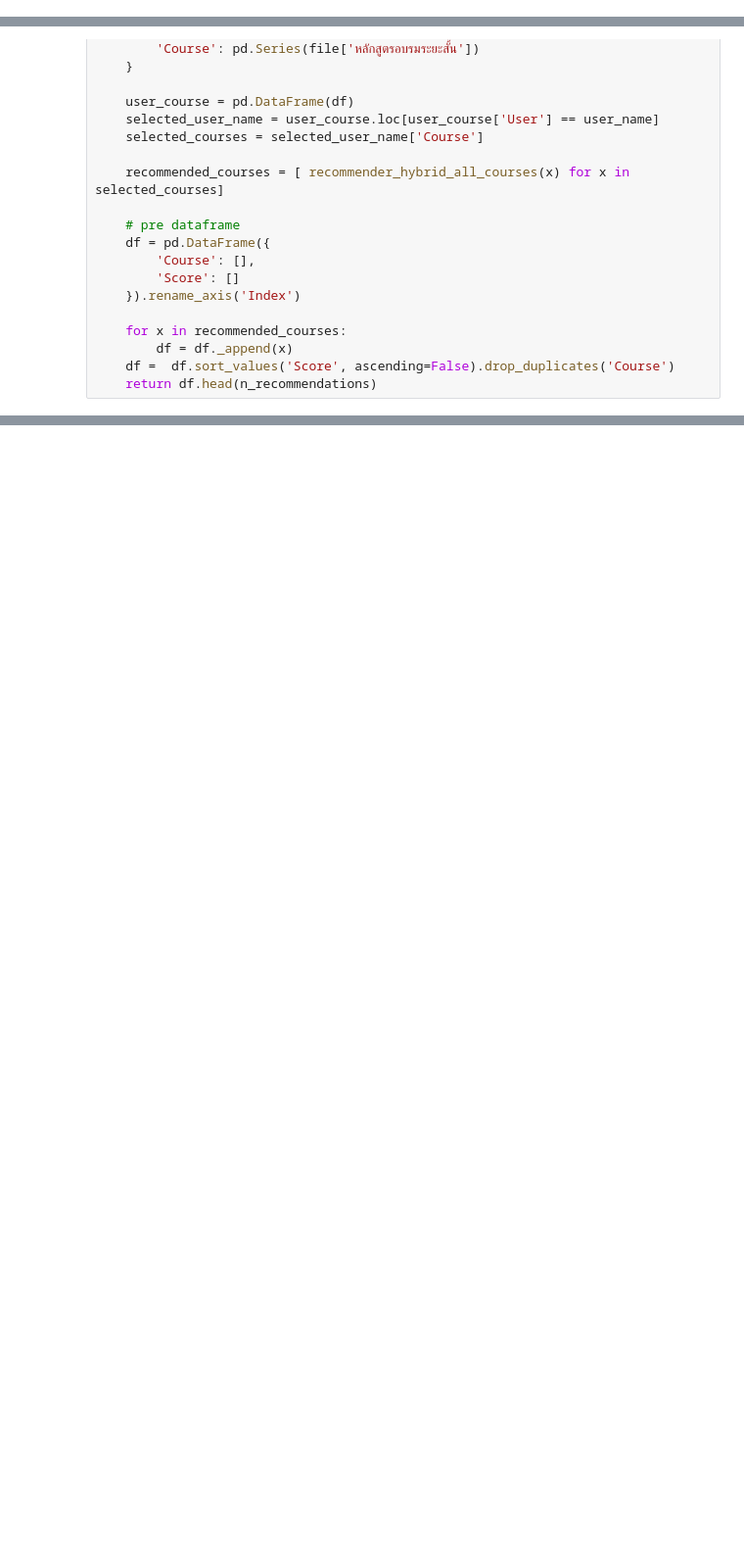
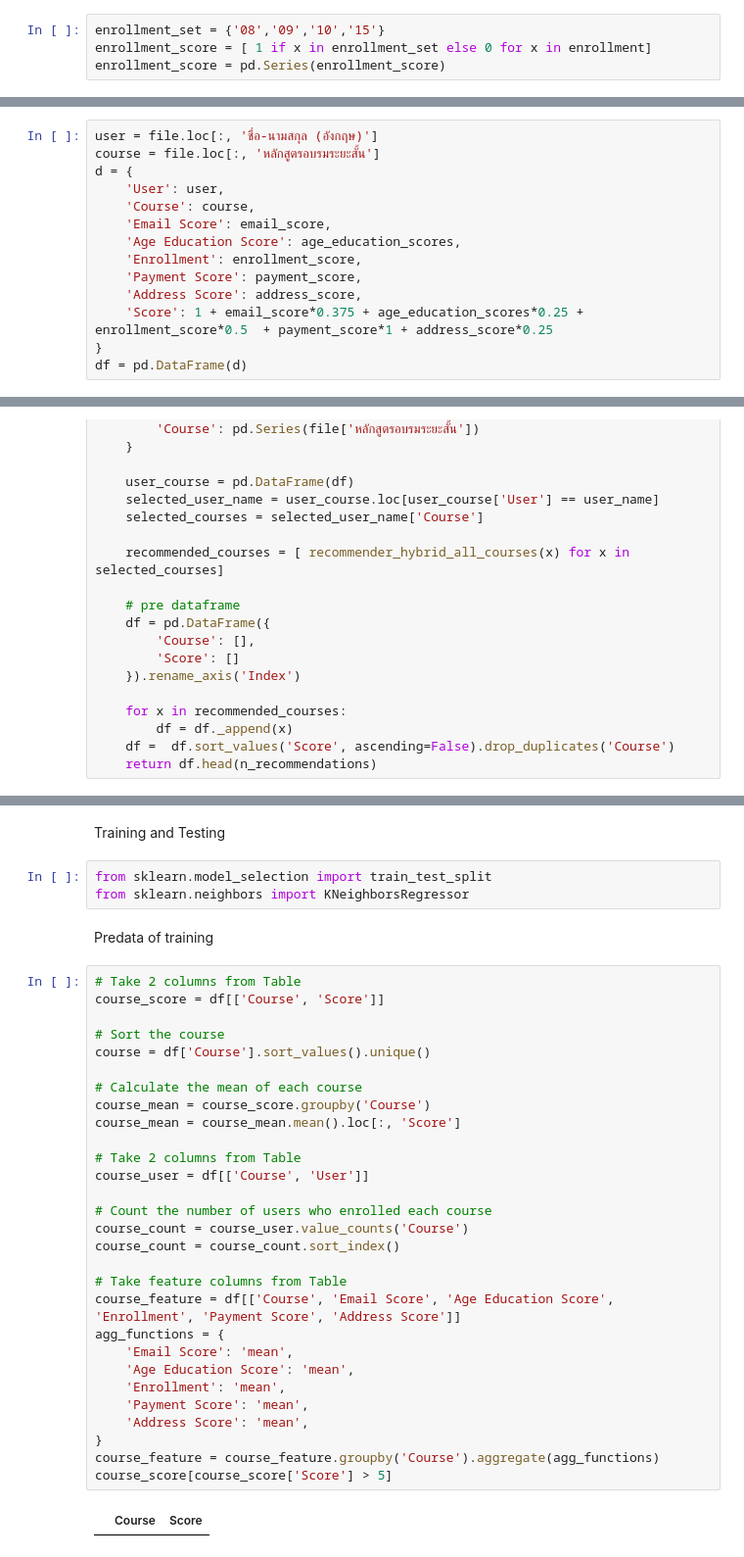
Before and after one commit to startg2545/recommendation-system, a Jupyter notebook: hybrid.ipynb, the cells around one changed output, grey strips where cells are left out. Shown at 98% size. Drawn from its saved outputs; the diff is of its cells as text; blank space fills up the shorter version.

```diff
--- a/hybrid.ipynb
+++ b/hybrid.ipynb
@@ -101,0 +256,4 @@ Searching for recommendations...
+# %%
+enrollment_set = {'08','09','10','15'}
+enrollment_score = [ 1 if x in enrollment_set else 0 for x in enrollment]
+enrollment_score = pd.Series(enrollment_score)
@@ -101,0 +262,14 @@ Searching for recommendations...
+# %%
+user = file.loc[:, 'ชื่อ-นามสกุล (อังกฤษ)']
+course = file.loc[:, 'หลักสูตรอบรมระยะสั้น']
+d = {
+    'User': user,
+    'Course': course,
+    'Email Score': email_score,
+    'Age Education Score': age_education_scores,
+    'Enrollment': enrollment_score,
+    'Payment Score': payment_score,
+    'Address Score': address_score,
+    'Score': 1 + email_score*0.375 + age_education_scores*0.25 + enrollment_score*0.5  + payment_score*1 + address_score*0.25
+}
+df = pd.DataFrame(d)
@@ -144,0 +476,38 @@ Searching for recommendations...
+# %% [markdown]
+Training and Testing
+# %%
+from sklearn.model_selection import train_test_split
+from sklearn.neighbors import KNeighborsRegressor
+# %% [markdown]
+Predata of training
+# %%
+# Take 2 columns from Table
+course_score = df[['Course', 'Score']]
+
+# Sort the course
+course = df['Course'].sort_values().unique()
+
+# Calculate the mean of each course
+course_mean = course_score.groupby('Course')
+course_mean = course_mean.mean().loc[:, 'Score']
+
+# Take 2 columns from Table
+course_user = df[['Course', 'User']]
+
+# Count the number of users who enrolled each course
+course_count = course_user.value_counts('Course')
+course_count = course_count.sort_index()
+
+# Take feature columns from Table
+course_feature = df[['Course', 'Email Score', 'Age Education Score', 'Enrollment', 'Payment Score', 'Address Score']]
+agg_functions = {
+    'Email Score': 'mean',
+    'Age Education Score': 'mean',
+    'Enrollment': 'mean',
+    'Payment Score': 'mean',
+    'Address Score': 'mean',
+}
+course_feature = course_feature.groupby('Course').aggregate(agg_functions)
+course_score[course_score['Score'] > 5]
+# %% [output]
+|  | Course | Score |
```
Also changed, not shown: parts of 81 cells of this notebook, 2 other files.
